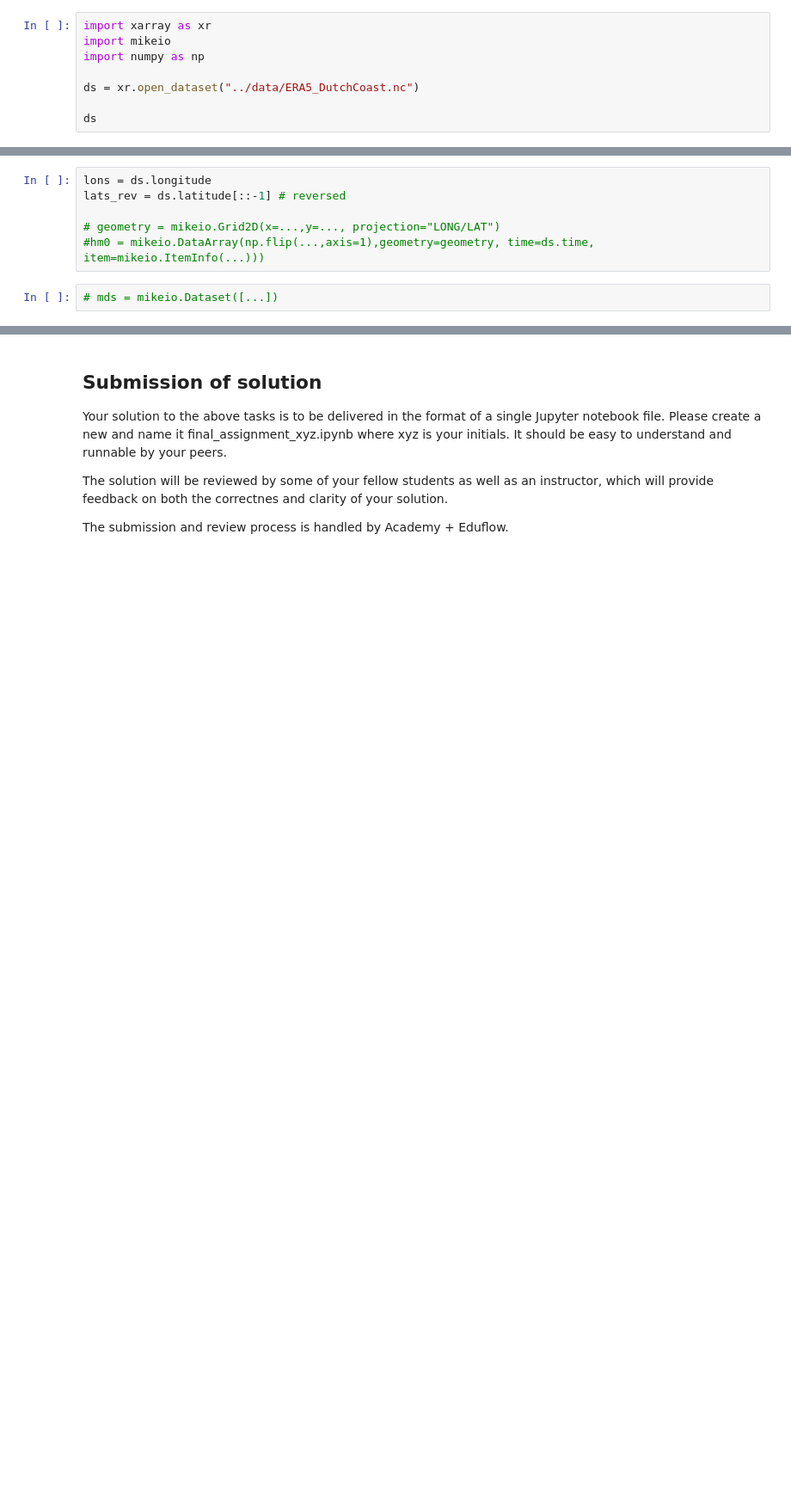
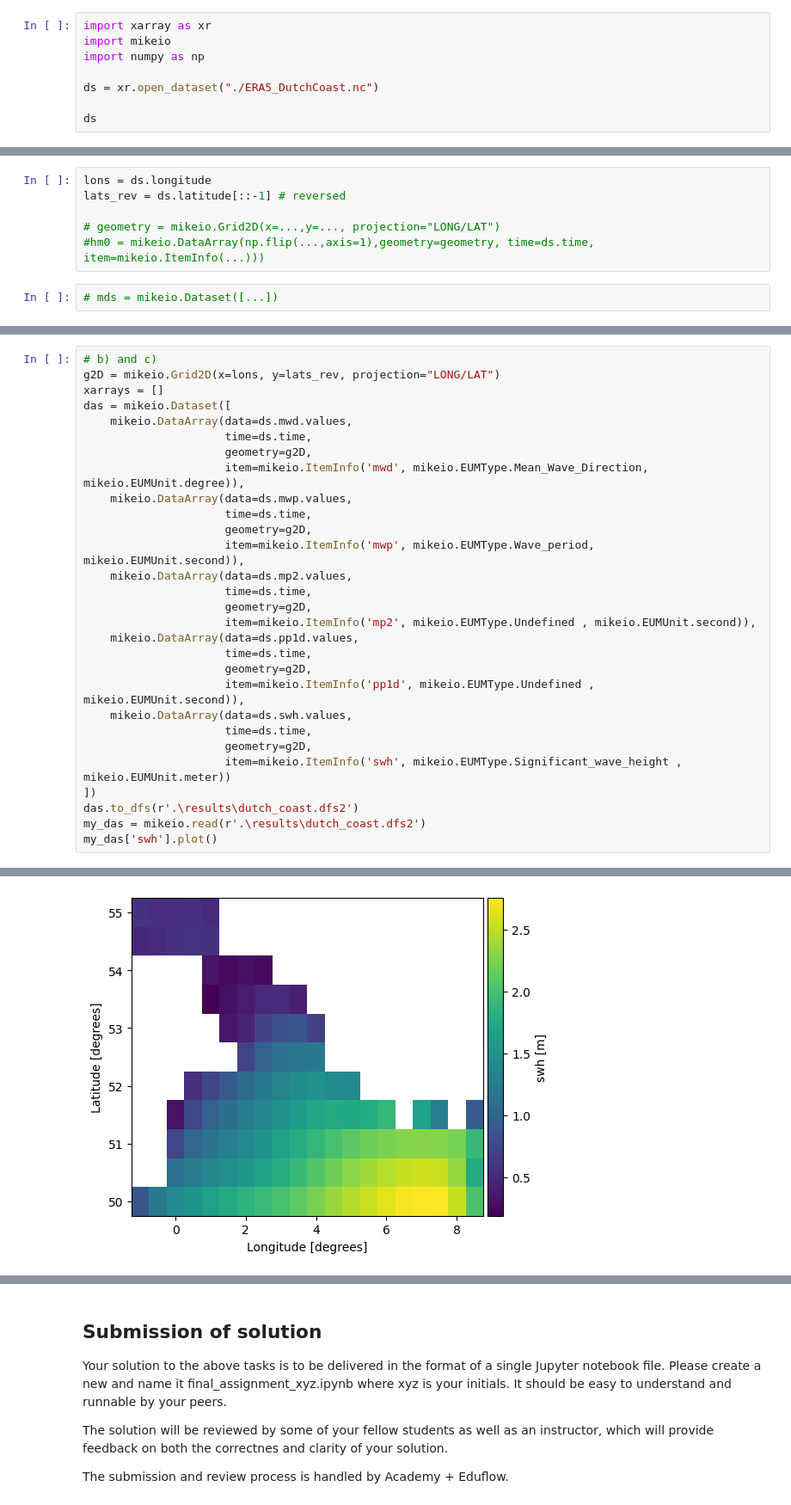
Before and after one commit to saraaccornero/final_assignment_group_6, a Jupyter notebook: module_1/final_assignment.ipynb, the cells around one changed output, grey strips where cells are left out. Shown at 86% size. Drawn from its saved outputs; the diff is of its cells as text; blank space fills up the shorter version.

```diff
--- a/module_1/final_assignment.ipynb
+++ b/module_1/final_assignment.ipynb
@@ -145,6 +145,6 @@ import xarray as xr
 import mikeio
 import numpy as np
 
-ds = xr.open_dataset("../data/ERA5_DutchCoast.nc")
+ds = xr.open_dataset("./ERA5_DutchCoast.nc")
 
 ds
@@ -169,0 +221,30 @@ The file should look like this in MIKE Zero:
+# %%
+# b) and c)
+g2D = mikeio.Grid2D(x=lons, y=lats_rev, projection="LONG/LAT")
+xarrays = []
+das = mikeio.Dataset([
+    mikeio.DataArray(data=ds.mwd.values,
+                     time=ds.time,
+                     geometry=g2D,
+                     item=mikeio.ItemInfo('mwd', mikeio.EUMType.Mean_Wave_Direction, mikeio.EUMUnit.degree)),
+    mikeio.DataArray(data=ds.mwp.values,
+                     time=ds.time,
+                     geometry=g2D,
+                     item=mikeio.ItemInfo('mwp', mikeio.EUMType.Wave_period, mikeio.EUMUnit.second)),
+    mikeio.DataArray(data=ds.mp2.values,
+                     time=ds.time,
+                     geometry=g2D,
+                     item=mikeio.ItemInfo('mp2', mikeio.EUMType.Undefined , mikeio.EUMUnit.second)),
+    mikeio.DataArray(data=ds.pp1d.values,
+                     time=ds.time,
+                     geometry=g2D,
+                     item=mikeio.ItemInfo('pp1d', mikeio.EUMType.Undefined , mikeio.EUMUnit.second)),
+    mikeio.DataArray(data=ds.swh.values,
+                     time=ds.time,
+                     geometry=g2D,
+                     item=mikeio.ItemInfo('swh', mikeio.EUMType.Significant_wave_height , mikeio.EUMUnit.meter))
+])
+das.to_dfs(r'.\results\dutch_coast.dfs2')
+my_das = mikeio.read(r'.\results\dutch_coast.dfs2')
+my_das['swh'].plot()
+# %% [output]
@@ -169,0 +252 @@ The file should look like this in MIKE Zero:
+[figure, added]
```
Also changed, not shown: parts of 6 cells of this notebook, 1 other file.
